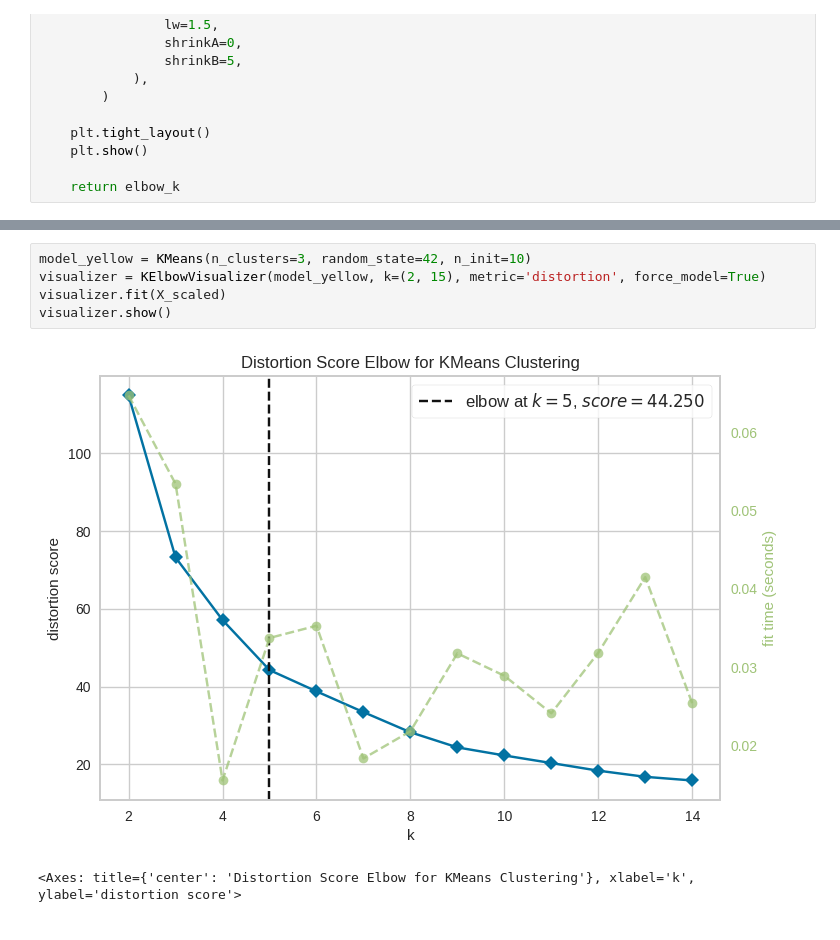
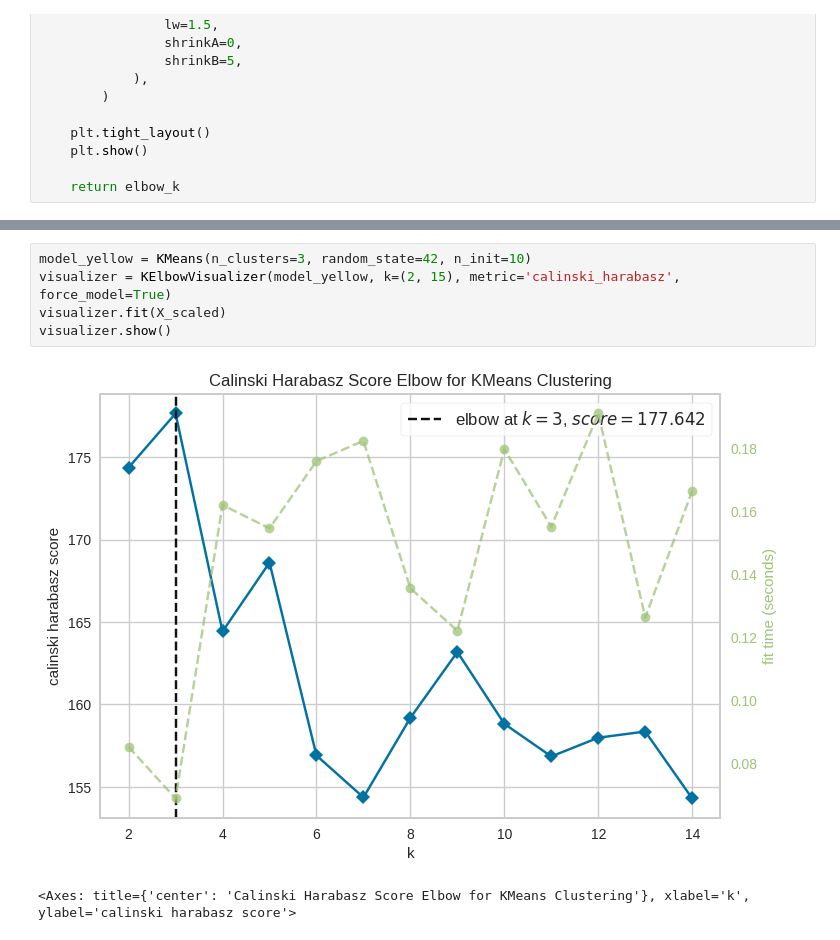
Before and after one commit to Kinetics20/Python_practice_sessions_05, a Jupyter notebook: data_science/kmeans_clustering_iris.ipynb, the cells around one changed output, grey strips where cells are left out. Drawn from its saved outputs; the diff is of its cells as text.

```diff
--- a/data_science/kmeans_clustering_iris.ipynb
+++ b/data_science/kmeans_clustering_iris.ipynb
@@ -193,9 +215,9 @@ plot_elbow_curve_with_annotation(k_range_elbow, inertias)
 3
 # %%
 model_yellow = KMeans(n_clusters=3, random_state=42, n_init=10)
-visualizer = KElbowVisualizer(model_yellow, k=(2, 15), metric='distortion', force_model=True)
+visualizer = KElbowVisualizer(model_yellow, k=(2, 15), metric='calinski_harabasz', force_model=True)
 visualizer.fit(X_scaled)
 visualizer.show()
 # %% [output]
-[figure, old version]
+[figure, new version]
-<Axes: title={'center': 'Distortion Score Elbow for KMeans Clustering'}, xlabel='k', ylabel='distortion score'>
+<Axes: title={'center': 'Calinski Harabasz Score Elbow for KMeans Clustering'}, xlabel='k', ylabel='calinski harabasz score'>
```
Also changed, not shown: parts of 18 cells of this notebook.
